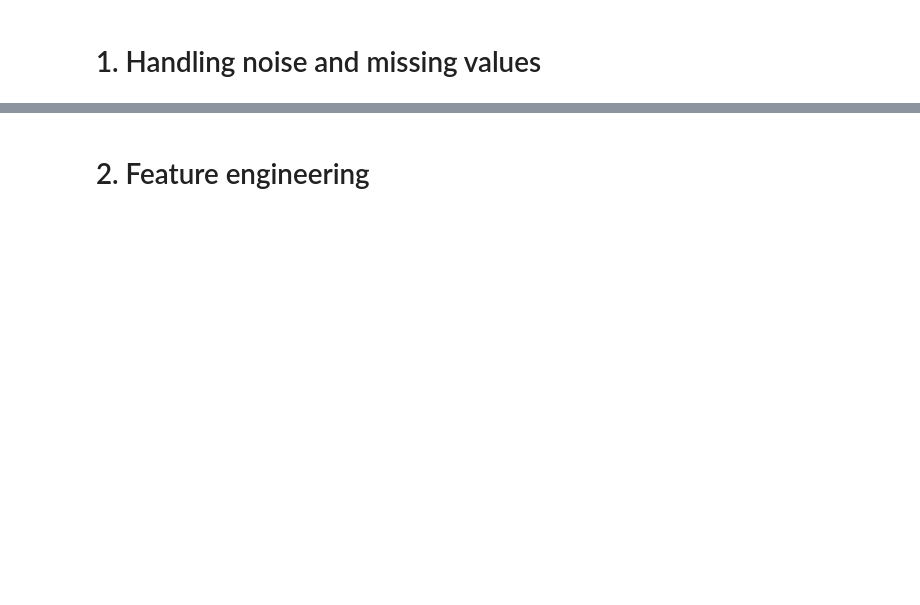
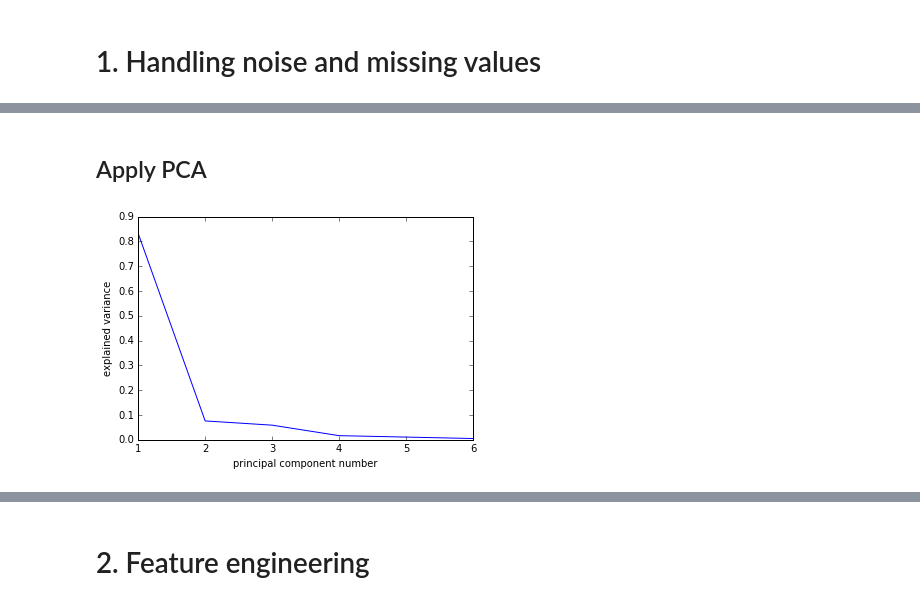
Before and after one commit to davidstap/ML4QS, a Jupyter notebook: assignment3.ipynb, the cells around one changed output, grey strips where cells are left out. Drawn from its saved outputs; the diff is of its cells as text; code cells hidden in the pictures; blank space fills up the shorter version.

```diff
--- a/assignment3.ipynb
+++ b/assignment3.ipynb
@@ -82,0 +393,18 @@ data['dataset_1Giorgia']
+# %% [markdown]
+## Apply PCA
+# %%
+from Chapter3.DataTransformation import PrincipalComponentAnalysis
+
+PCA = PrincipalComponentAnalysis()
+selected_predictor_cols = [c for c in kalman_dataset.columns if ( ('kalman' in c))]
+pc_values = PCA.determine_pc_explained_variance(kalman_dataset, selected_predictor_cols)
+# %%
+import matplotlib.pyplot as plt
+
+# Plot the variance explained.
+plt.plot(range(1, len(selected_predictor_cols)+1), pc_values, 'b-')
+plt.xlabel('principal component number')
+plt.ylabel('explained variance')
+plt.show(block=False)
+# %% [output]
+[figure, added]
```
Also changed, not shown: parts of 33 cells of this notebook, 35 other files.
